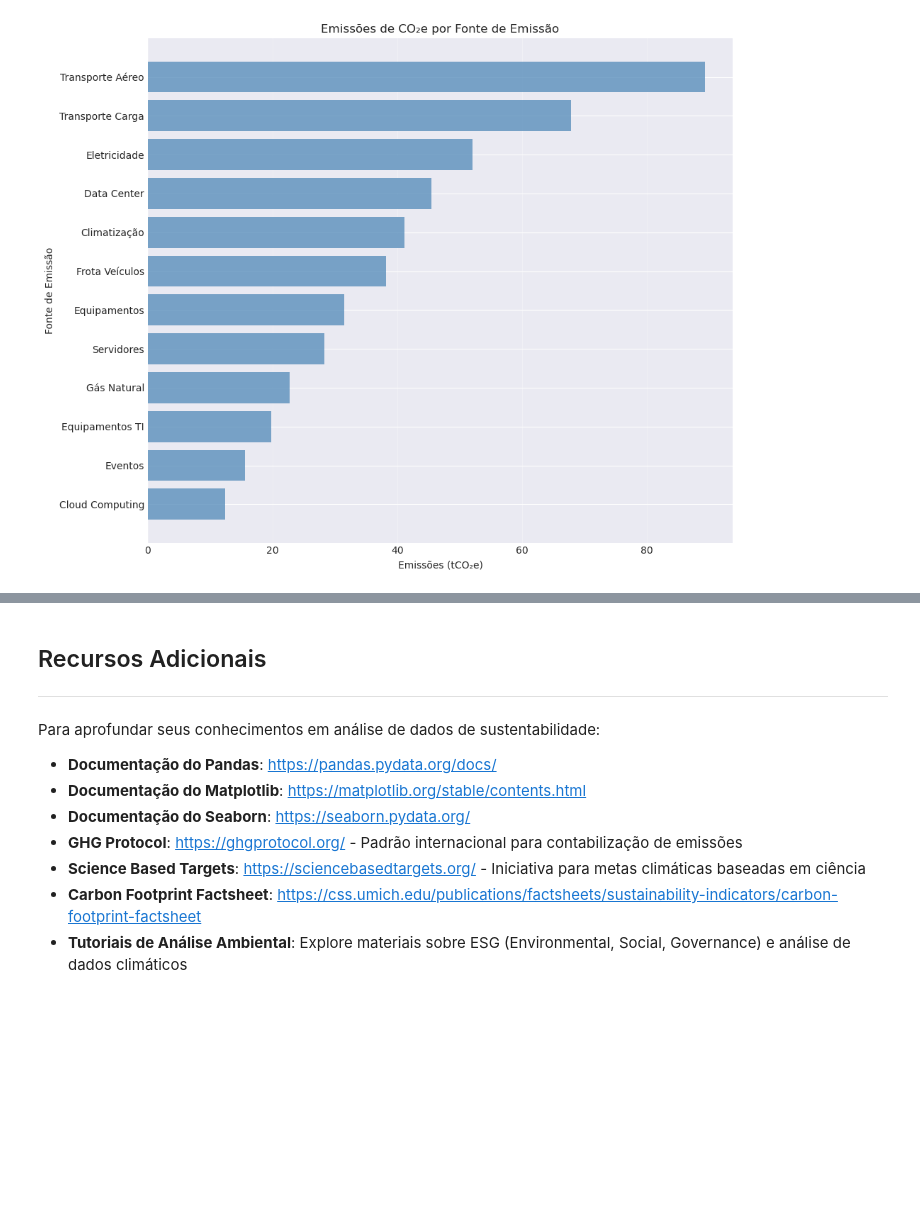
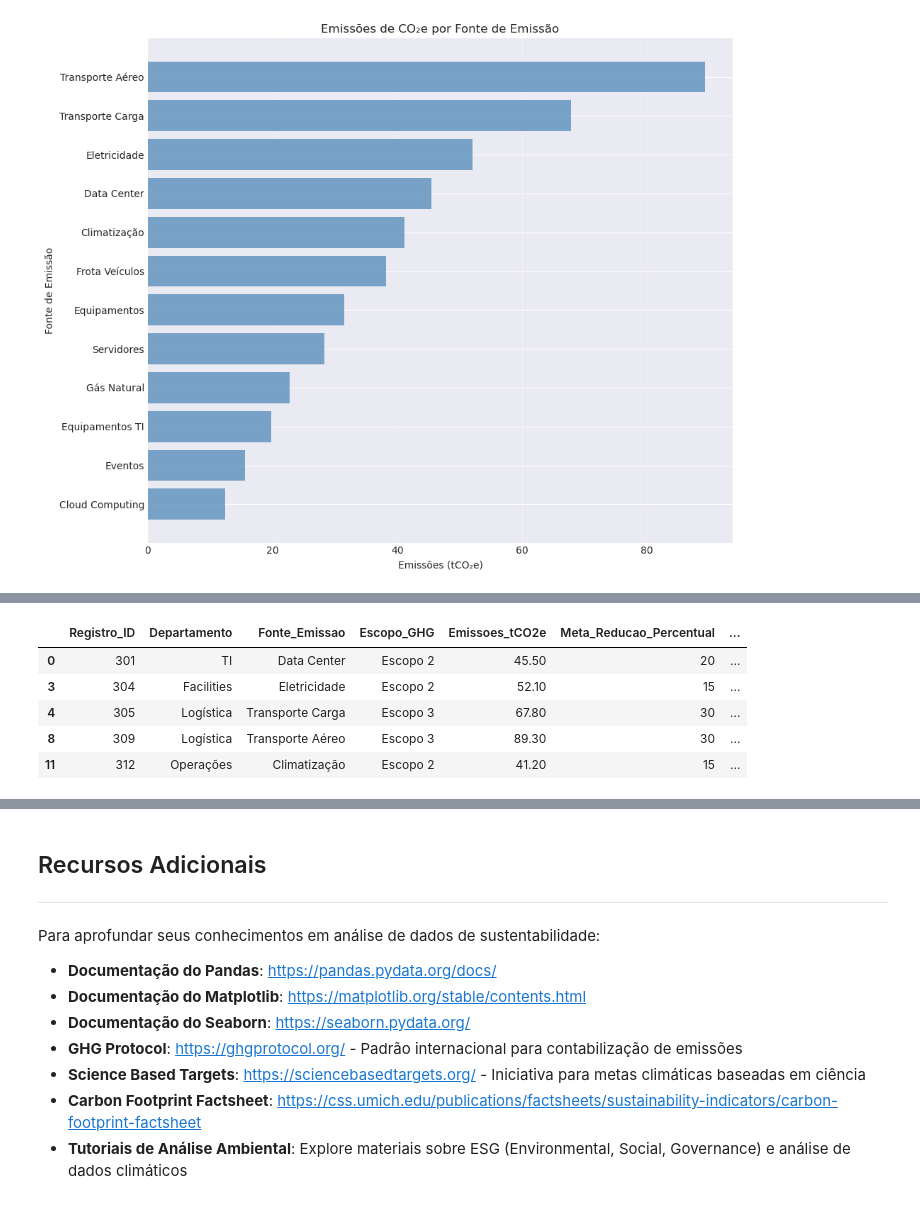
Before and after one commit to esscova/data-trivium, a Jupyter notebook: analytics/010.ipynb, the cells around one changed output, grey strips where cells are left out. Saved outputs shown, nothing was run; the diff lists cells and outputs as text; code cells hidden in the pictures; blank space fills up the shorter version.

```diff
--- a/analytics/010.ipynb
+++ b/analytics/010.ipynb
@@ -354,0 +347,10 @@ Após concluir as tarefas, reflita sobre os seguintes pontos:
+# %%
+# 4.1 emissoes acima de 40t
+df[ df['Emissoes_tCO2e']>40 ]
+# %% [output]
+|  | Registro_ID | Departamento | Fonte_Emissao | Escopo_GHG | Emissoes_tCO2e | Meta_Reducao_Percentual | ... |
+| 0 | 301 | TI | Data Center | Escopo 2 | 45.50 | 20 | ... |
+| 3 | 304 | Facilities | Eletricidade | Escopo 2 | 52.10 | 15 | ... |
+| 4 | 305 | Logística | Transporte Carga | Escopo 3 | 67.80 | 30 | ... |
+| 8 | 309 | Logística | Transporte Aéreo | Escopo 3 | 89.30 | 30 | ... |
+| 11 | 312 | Operações | Climatização | Escopo 2 | 41.20 | 15 | ... |
```
Also changed, not shown: parts of 15 cells of this notebook.
